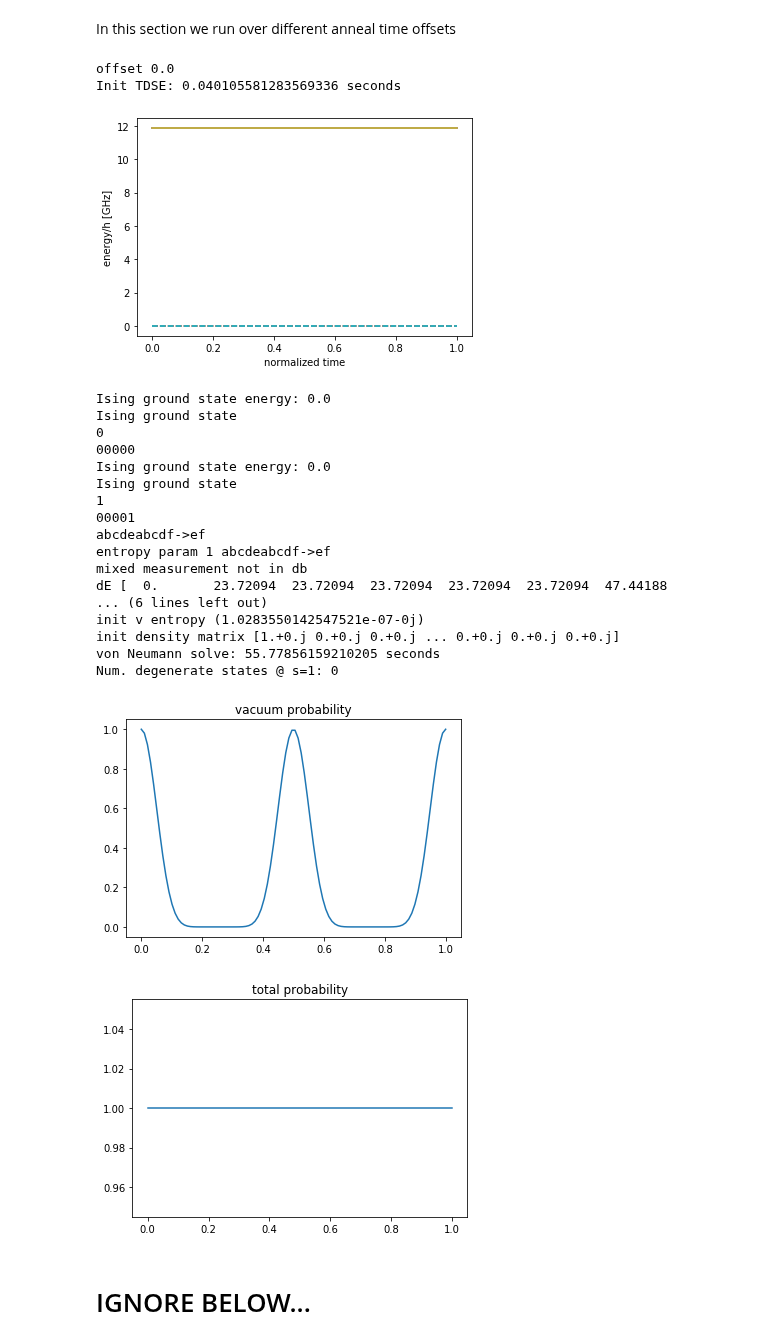
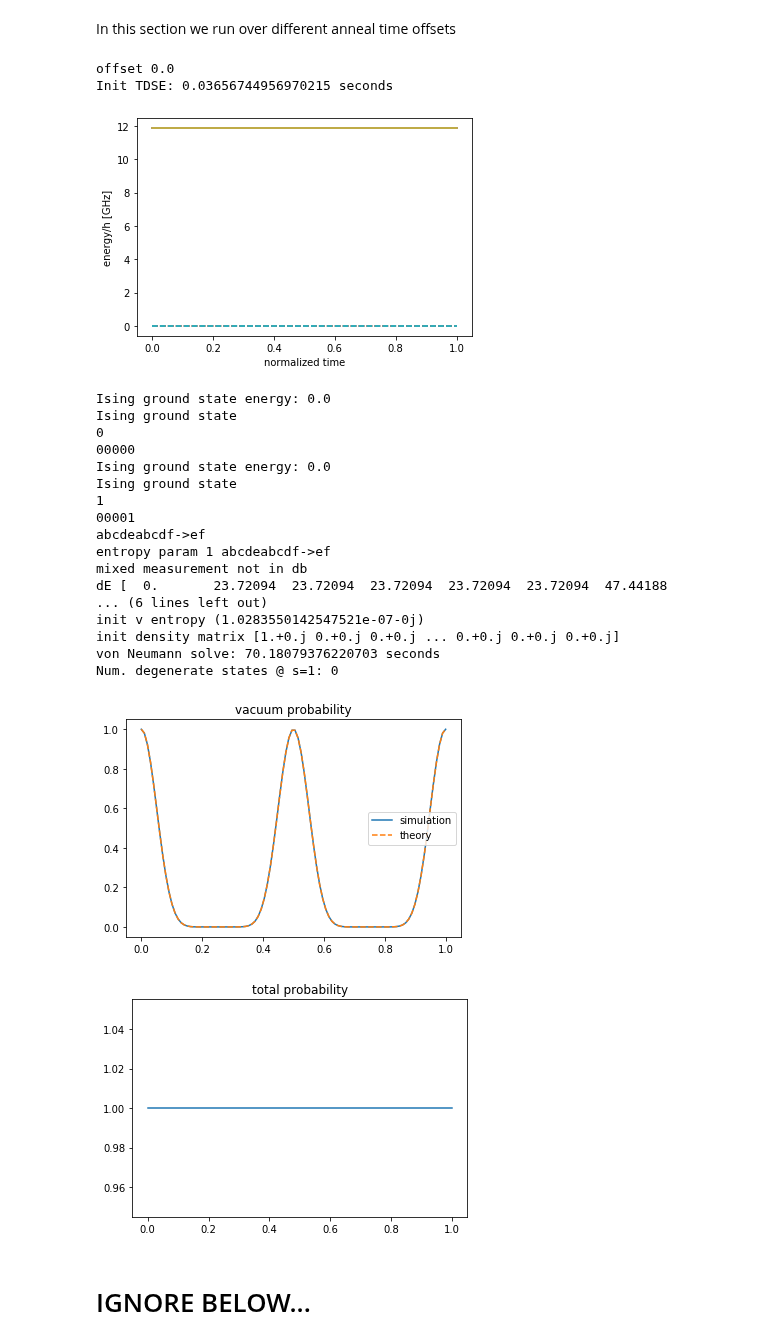
Before and after one commit to cchang5/quantum_linear_programming, a Jupyter notebook: notebooks/tdse_unittest.ipynb, the cells around one changed output. Saved outputs shown, nothing was run; the diff lists cells and outputs as text; code cells hidden in the pictures.

```diff
--- a/notebooks/tdse_unittest.ipynb
+++ b/notebooks/tdse_unittest.ipynb
@@ -341,7 +341,8 @@ for offset_min in offset_min_list:
         #print(f"Mixed Final Prob: {prob[-1]}")
         # plot overlap with vacuum state.
         plt.figure("vacuum prob")
-        plt.plot(sol.t, zeroprob)
+        plt.plot(sol.t, zeroprob, sol.t, (np.cos(2.0*np.pi*sol.t))**10,"--")
+        plt.legend(["simulation","theory"])
         plt.title("vacuum probability")
 
 
@@ -419,36 +420,36 @@ for offset_min in offset_min_list:
             ).real
         # plot entropy
         plt.figure("pure entropy")
         plt.plot(query.time, entropy)
         plt.legend(["ent entropy"])
         plt.title("pure ent entropy")
         # plot overlap with Ising g.s.
         plt.figure("pure probability")
         plt.plot(query.time, query.prob)
         plt.title("pure probability")
         print(f"Pure Final Prob: {query.prob[-1]}")
 # %% [output]
 offset 0.0
-Init TDSE: 0.040105581283569336 seconds
+Init TDSE: 0.03656744956970215 seconds
 [figure]
 Ising ground state energy: 0.0
 Ising ground state
 0
 00000
 Ising ground state energy: 0.0
 Ising ground state
 1
 00001
 abcdeabcdf->ef
 entropy param 1 abcdeabcdf->ef
 mixed measurement not in db
 dE [  0.       23.72094  23.72094  23.72094  23.72094  23.72094  47.44188
 ... (6 lines left out)
 init v entropy (1.0283550142547521e-07-0j)
 init density matrix [1.+0.j 0.+0.j 0.+0.j ... 0.+0.j 0.+0.j 0.+0.j]
-von Neumann solve: 55.77856159210205 seconds
+von Neumann solve: 70.18079376220703 seconds
 Num. degenerate states @ s=1: 0
-[figure, old version]
+[figure, new version]
 [figure]
 # %%
 
```
Also changed, not shown: 1 other file.
